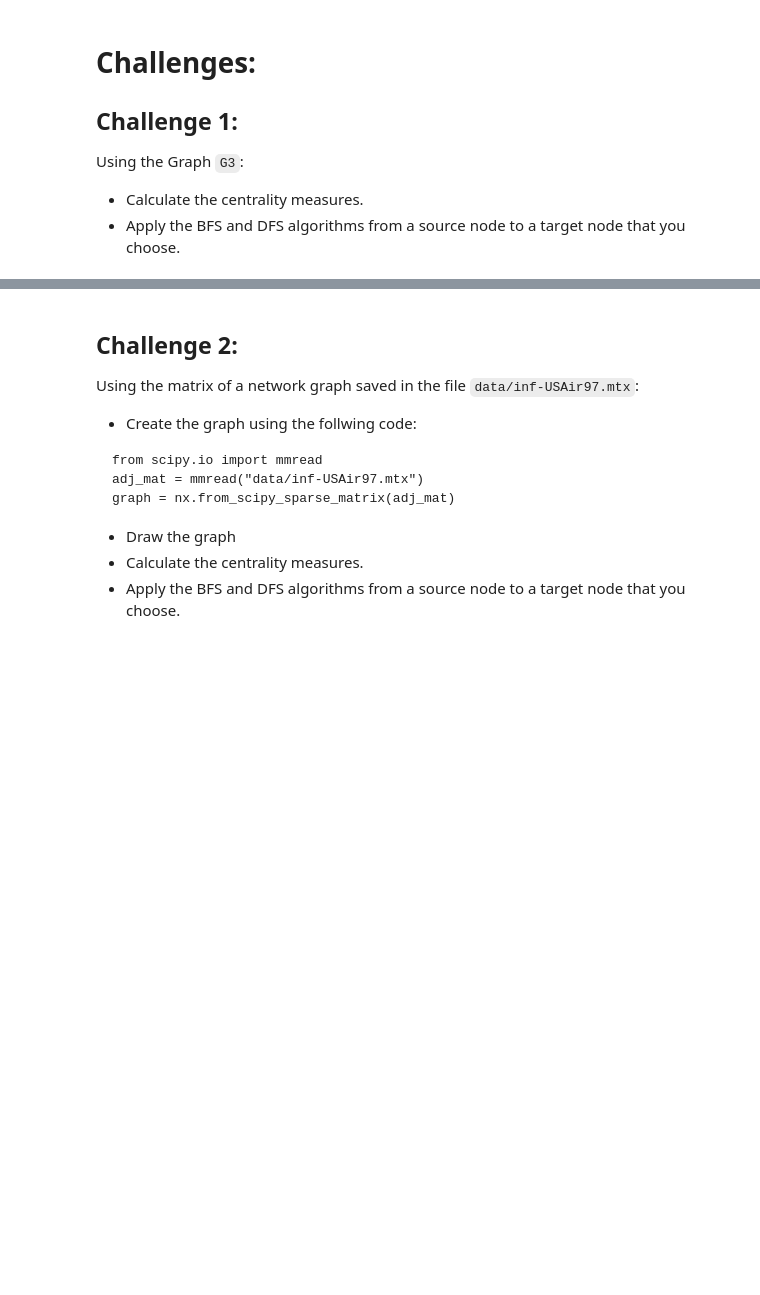
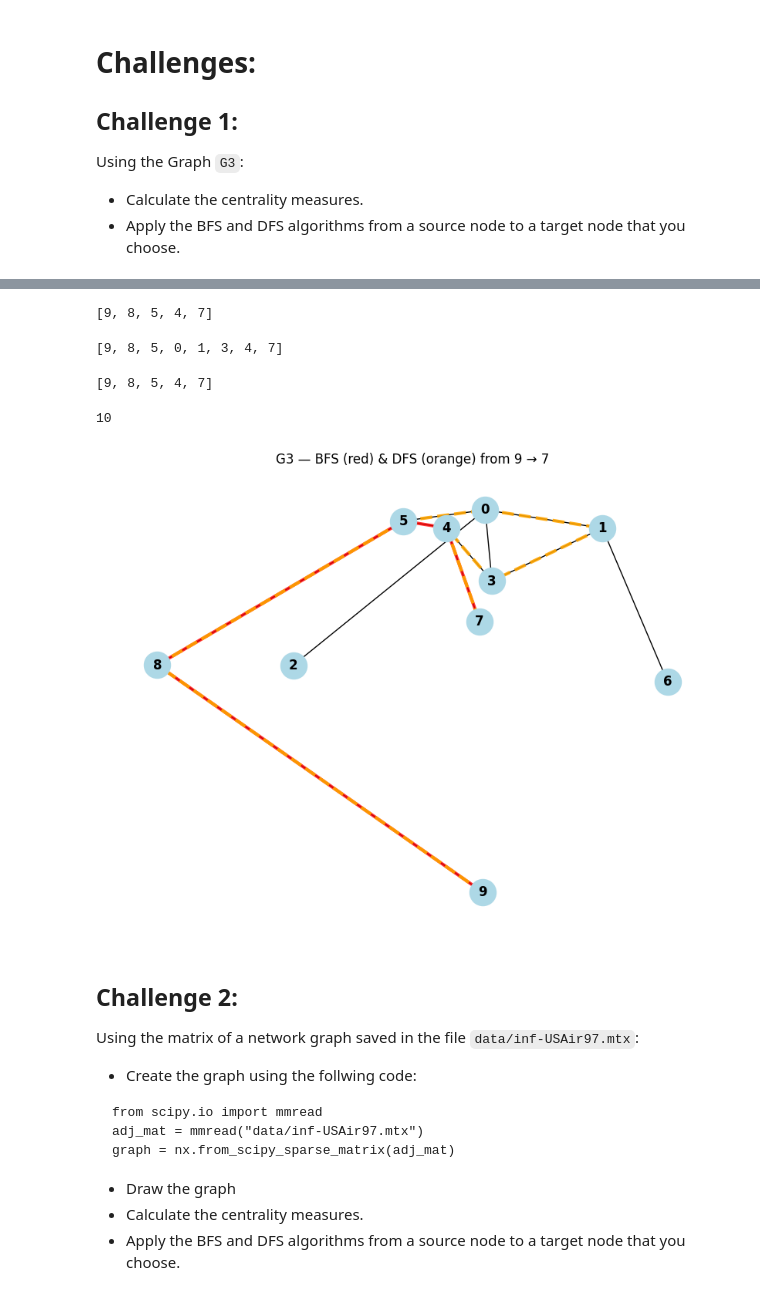
Before and after one commit to amaliahm/NS_labs, a Jupyter notebook: NetSci_Lab1/NetSci_Lab1.ipynb, the cells around one changed output, grey strips where cells are left out. Saved outputs shown, nothing was run; the diff lists cells and outputs as text; code cells hidden in the pictures; blank space fills up the shorter version.

```diff
--- a/NetSci_Lab1/NetSci_Lab1.ipynb
+++ b/NetSci_Lab1/NetSci_Lab1.ipynb
@@ -440,0 +456,24 @@ Using the Graph `G3`:
+# %%
+# BFS shortest path (unweighted)
+try:
+    bfs_path = nx.shortest_path(G3, source=source, target=target)  # BFS for unweighted
+except nx.NetworkXNoPath:
+    bfs_path = None
+# %%
+# DFS: custom stack-based DFS that stops when target found
+def dfs_find_path(graph, start, goal):
+    visited = set()
+    stack = [(start, [start])]
+    while stack:
+        node, path = stack.pop()  # LIFO
+        if node == goal:
+            return path
+        if node not in visited:
+            visited.add(node)
+            # push neighbors in reversed sorted order for deterministic behavior
+            for nbr in sorted(graph[node], reverse=True):
+                if nbr not in visited:
+                    stack.append((nbr, path + [nbr]))
+    return None
+
+dfs_path = dfs_find_path(G3, source, target)
@@ -441,3 +488,39 @@ Using the Graph `G3`:
+# %%
+bfs_path
+# %% [output]
+[9, 8, 5, 4, 7]
+# %%
+dfs_path
+# %% [output]
+[9, 8, 5, 0, 1, 3, 4, 7]
+# %%
+dijkstra_path
+# %% [output]
+[9, 8, 5, 4, 7]
+# %%
+dijkstra_length
+# %% [output]
+10
+# %%
+plt.figure(figsize=(8,6))
+nx.draw(G3, pos=pos, with_labels=True, node_color='lightblue', node_size=600, font_weight='bold')
+
+# highlight BFS path in red
+if bfs_path and len(bfs_path) > 1:
+    path_edges = list(zip(bfs_path, bfs_path[1:]))
+    nx.draw_networkx_edges(G, pos, edgelist=path_edges, width=3, edge_color='red', alpha=0.8, label='BFS path')
+
+# highlight DFS path in orange (may differ)
+if dfs_path and len(dfs_path) > 1:
+    dfs_edges = list(zip(dfs_path, dfs_path[1:]))
+    nx.draw_networkx_edges(G, pos, edgelist=dfs_edges, width=3, edge_color='orange', style='dashed', alpha=0.9, label='DFS path')
+
+plt.title(f"G3 — BFS (red) & DFS (orange) from {source} → {target}")
+plt.axis('off')
+plt.tight_layout()
+plt.show()
+# %% [output]
+[figure, added]
 # %% [markdown]
 ## Challenge 2:
 Using the  matrix of a network graph saved in the file `data/inf-USAir97.mtx`:
```
Also changed, not shown: parts of 25 cells of this notebook.
